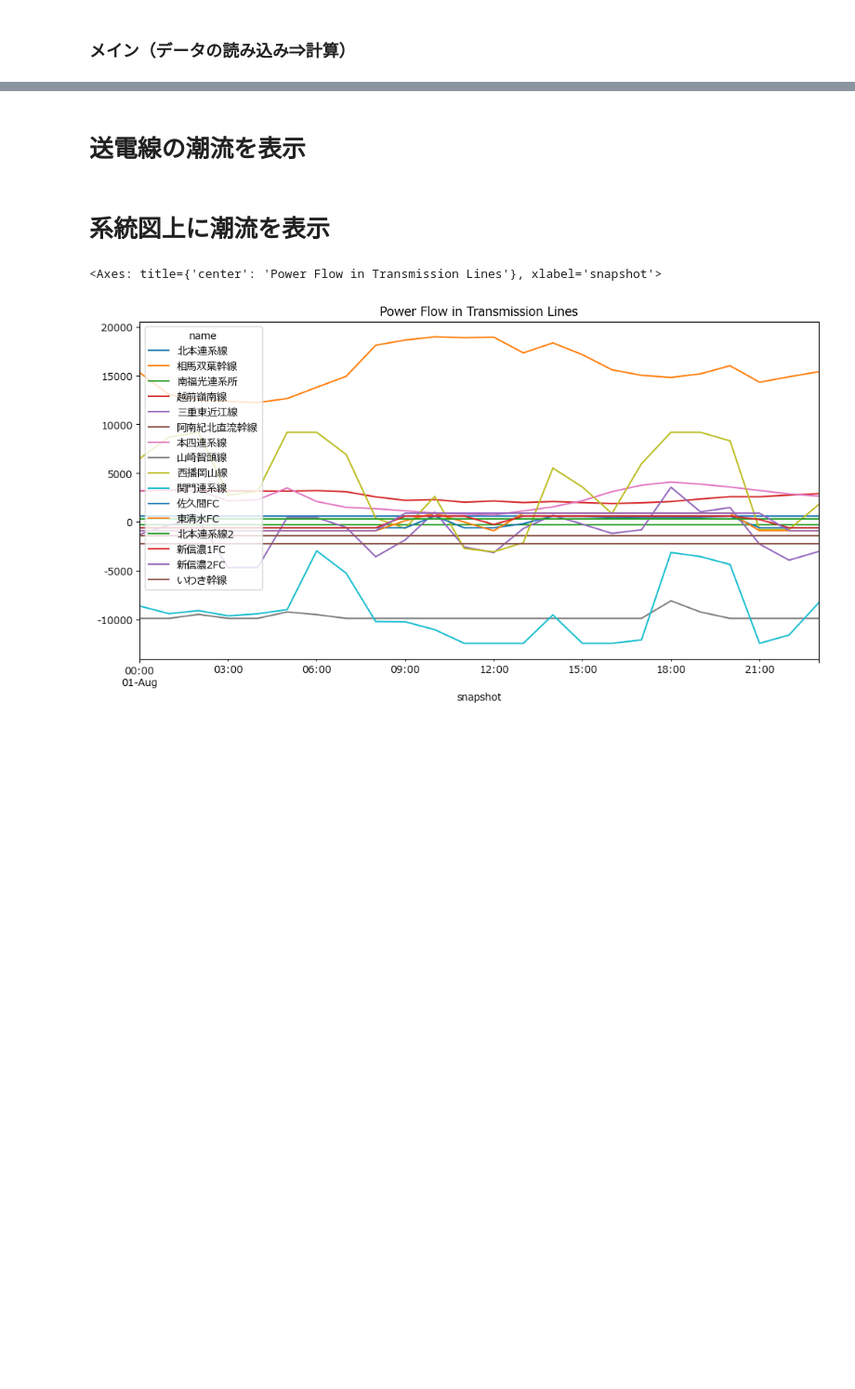
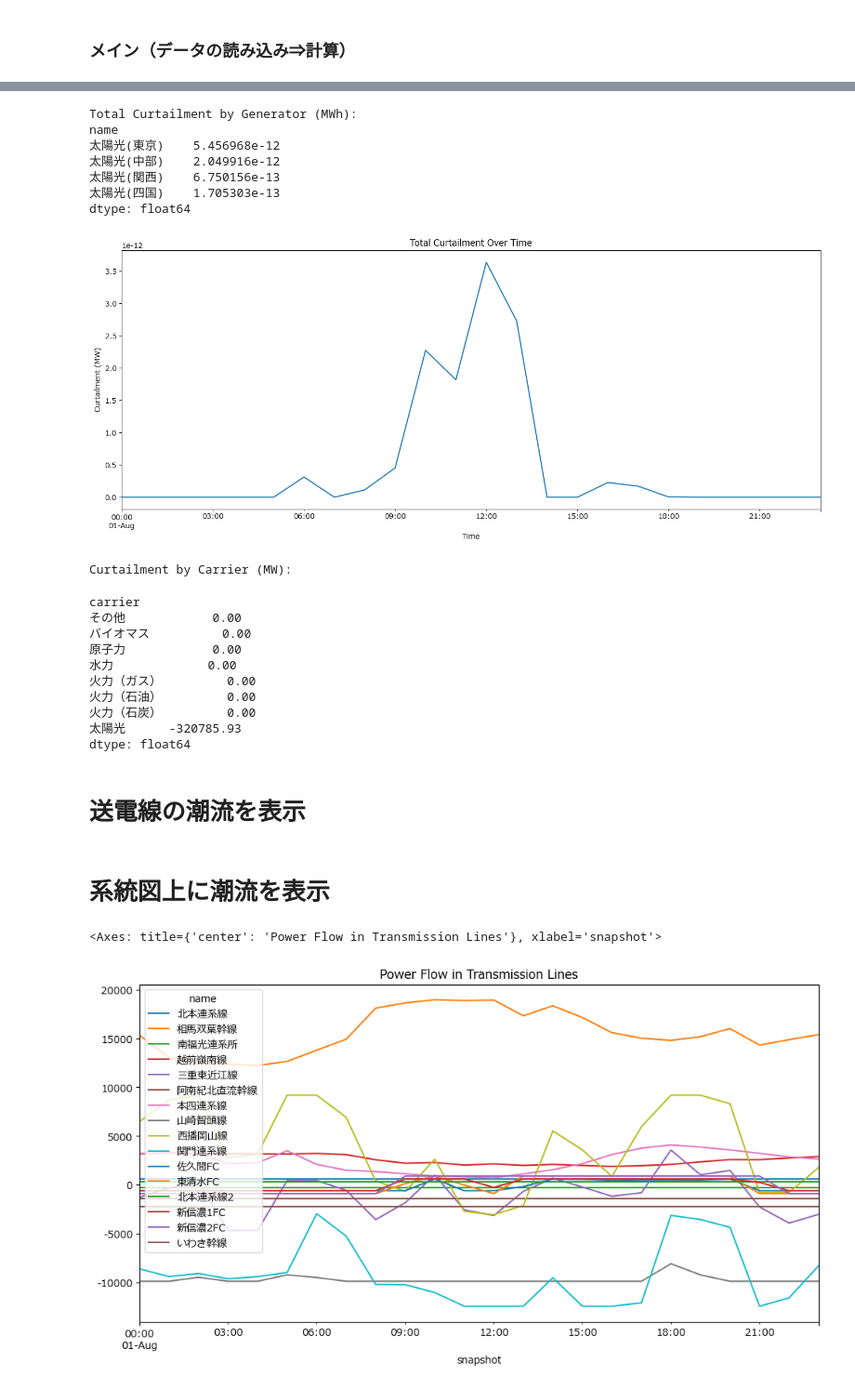
Before and after one commit to takashi-yanase/DemandSupplySimulation, a Jupyter notebook: pypsa-tepsco-master-notebook.ipynb, the cells around one changed output, grey strips where cells are left out. Shown: that part at 93% size. Cells and saved outputs as stored; diff of their text form; code cells hidden in the pictures; blank space fills up the shorter version.

```diff
--- a/pypsa-tepsco-master-notebook.ipynb
+++ b/pypsa-tepsco-master-notebook.ipynb
@@ -105,3 +69,43 @@ Index(['新冠', '高見', '京極', '第二沼沢', '今市', '矢木沢', '玉
+# %%
+# ネットワークの出力抑制（curtailment）を計算して表示
+curtailment = network.generators_t.p_max_pu * network.generators.p_nom - network.generators_t.p
+
+# 各発電機の合計出力抑制量を表示
+total_curtailment = curtailment.sum()
+print("Total Curtailment by Generator (MWh):")
+print(total_curtailment[total_curtailment > 0].sort_values(ascending=False))
+
+# 時系列の出力抑制をプロット
+curtailment_positive = curtailment.clip(lower=0)
+fig, ax = plt.subplots(figsize=(14, 6))
+curtailment_positive.sum(axis=1).plot(ax=ax, title='Total Curtailment Over Time', ylabel='Curtailment (MW)', xlabel='Time')
+plt.tight_layout()
+plt.show()
+
+# キャリア別の出力抑制集計
+curtailment_by_carrier = curtailment.T.groupby(network.generators.carrier).sum().T
+print("\nCurtailment by Carrier (MW):")
+curtailment_by_carrier.sum().sort_values(ascending=False)
+# %% [output]
+Total Curtailment by Generator (MWh):
+name
+太陽光(東京)    5.456968e-12
+太陽光(中部)    2.049916e-12
+太陽光(関西)    6.750156e-13
+太陽光(四国)    1.705303e-13
+dtype: float64
+[figure, added]
+Curtailment by Carrier (MW):
+carrier
+その他            0.00
+バイオマス          0.00
+原子力            0.00
+水力             0.00
+火力（ガス）         0.00
+火力（石油）         0.00
+火力（石炭）         0.00
+太陽光      -320785.93
+dtype: float64
 # %% [markdown]
 # 送電線の潮流を表示
 # %% [markdown]
```
Also changed, not shown: parts of 2 cells of this notebook.
